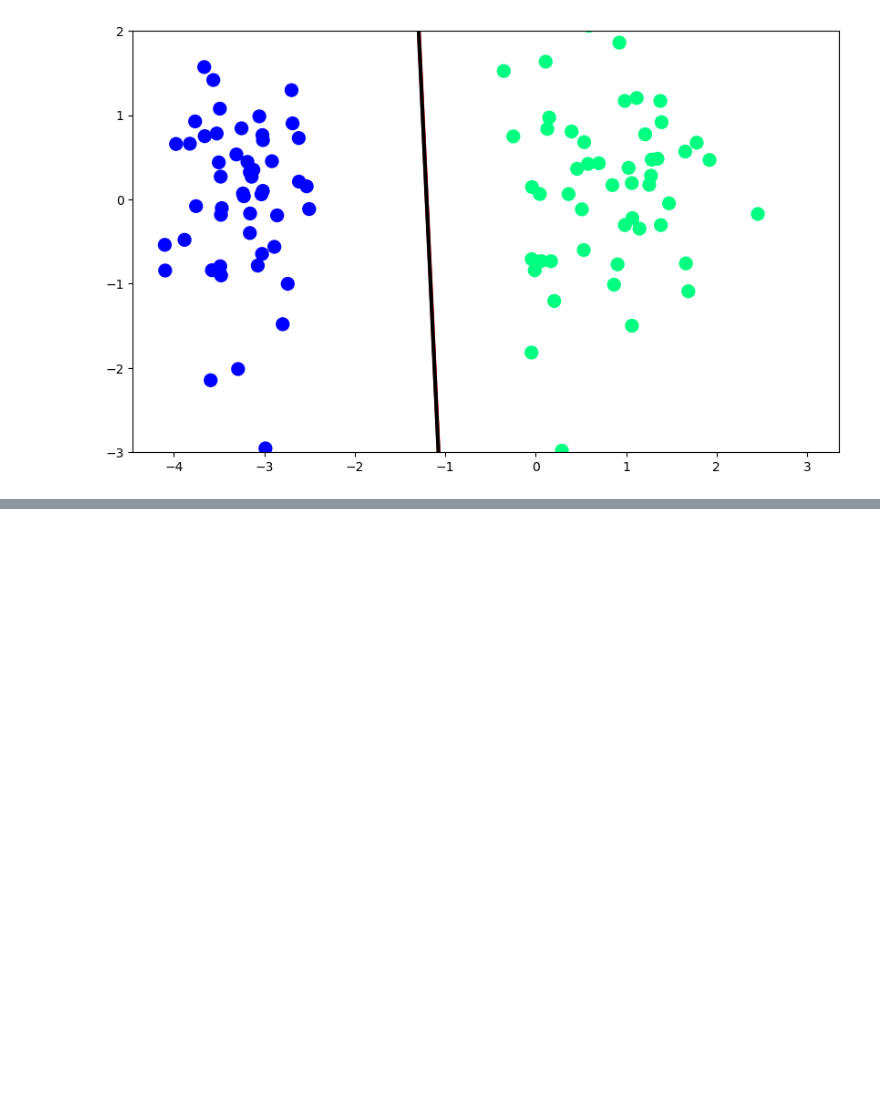
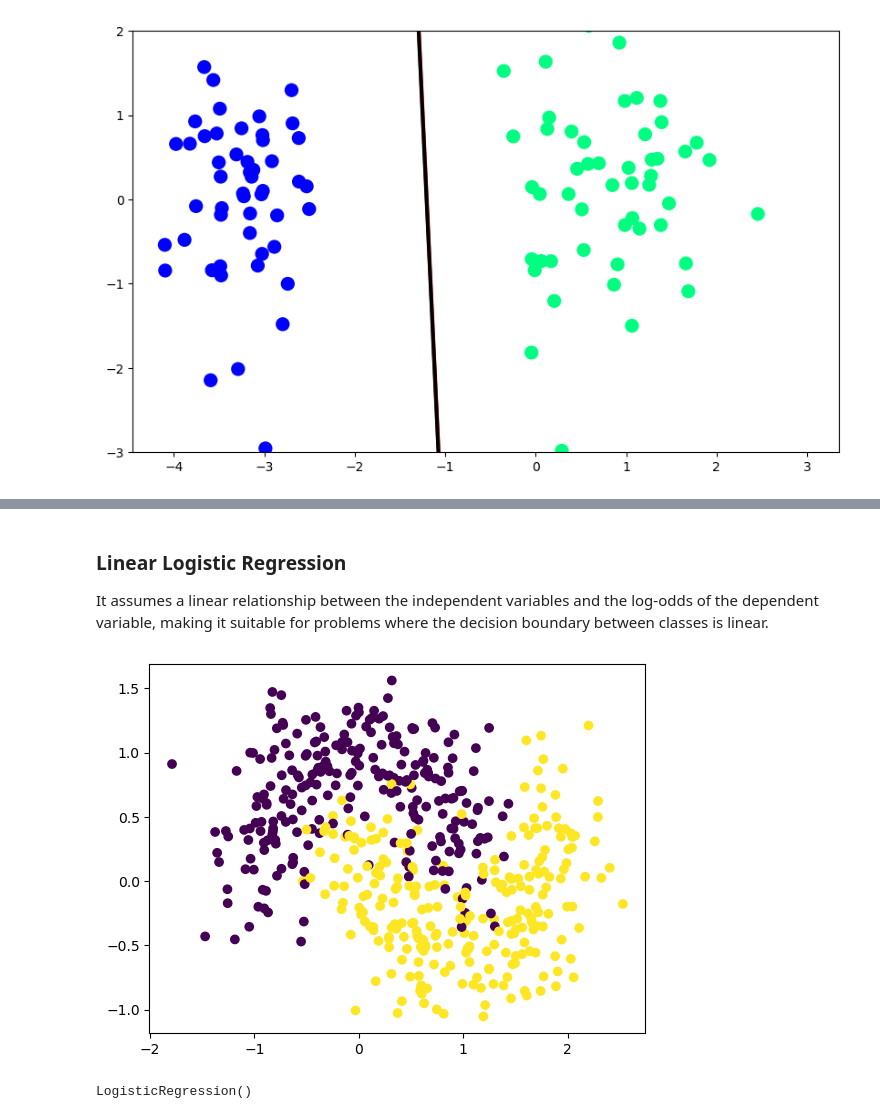
Before and after one commit to daaanishhh002/MachineLearning, a Jupyter notebook: Machine Learning Algorithms/Supervised Learning/LogisticRegression.ipynb, the cells around one changed output, grey strips where cells are left out. Saved outputs shown, nothing was run; the diff lists cells and outputs as text; code cells hidden in the pictures; blank space fills up the shorter version.

```diff
--- a/Machine Learning Algorithms/Supervised Learning/LogisticRegression.ipynb
+++ b/Machine Learning Algorithms/Supervised Learning/LogisticRegression.ipynb
@@ -62,0 +166,18 @@ plt.ylim(-3,2)
+# %% [markdown]
+### Linear Logistic Regression
+
+It assumes a linear relationship between the independent variables and the log-odds of the dependent variable, making it suitable for problems where the decision boundary between classes is linear.
+# %%
+from sklearn.datasets import make_moons
+X,y = make_moons(n_samples=500,noise=0.3)
+
+plt.scatter(X[:,0],X[:,1],c=y);
+# %% [output]
+[figure, added]
+# %%
+from sklearn.linear_model import LogisticRegression
+clf = LogisticRegression()
+
+clf.fit(X,y)
+# %% [output]
+LogisticRegression()
```
Also changed, not shown: parts of 33 cells of this notebook.
